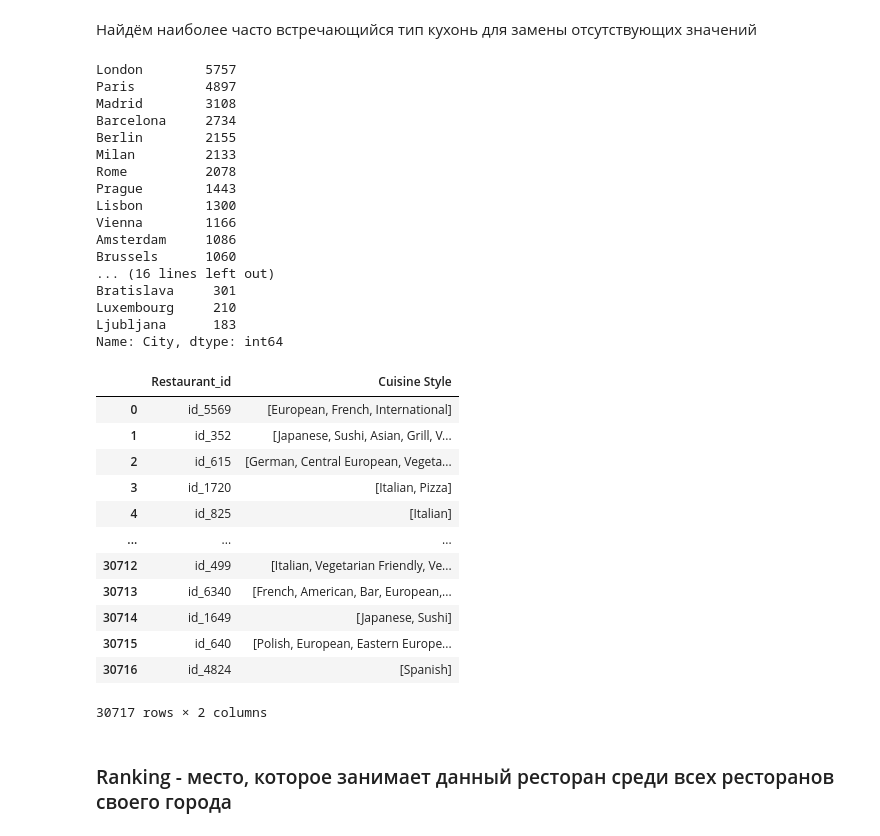
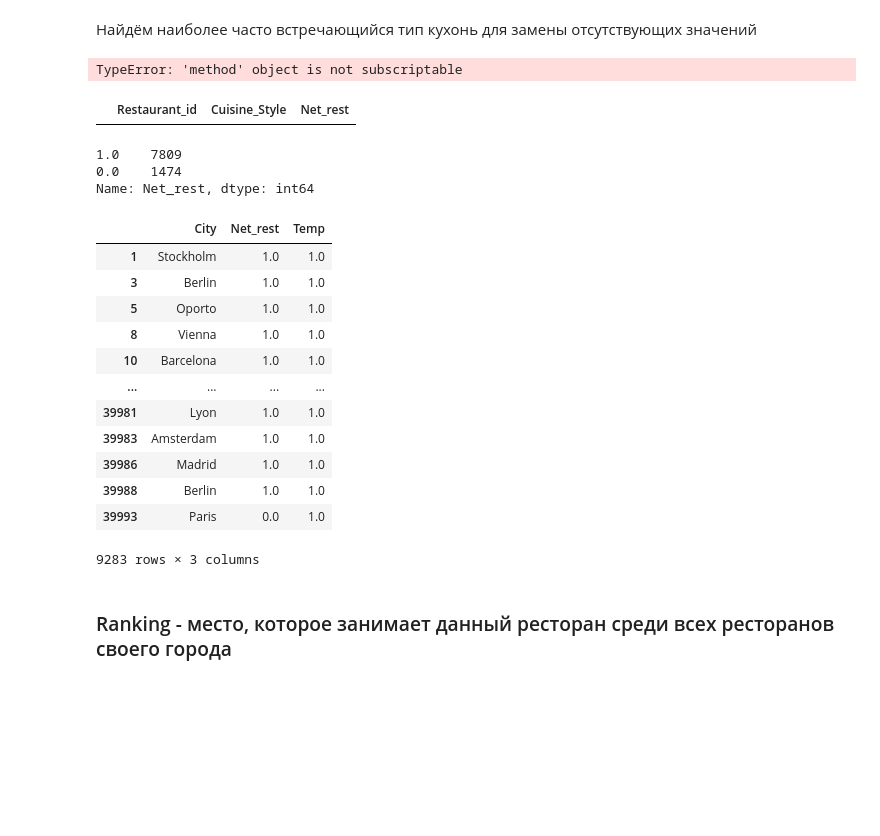
Before and after one commit to lermontoff123/Projekts, a Jupyter notebook: 4. Restaurant/Restaurant.ipynb, the cells around one changed output. Saved outputs shown, nothing was run; the diff lists cells and outputs as text; code cells hidden in the pictures; blank space fills up the shorter version.

```diff
--- a/4. Restaurant/Restaurant.ipynb
+++ b/4. Restaurant/Restaurant.ipynb
@@ -311,45 +322,42 @@ df = df0.copy()
 # %%
-df1 = df.loc[:, ['Restaurant_id', 'Cuisine Style']]
-df1 = df1.dropna()
-df1['Cuisine Style'] = df1['Cuisine Style'].apply(lambda x: x[1:-1].replace("'", '').split(', ')) # убираем передние и задние кавычки/ убираем кавычки и пробелы у каждого слова/ делаем список из значений
+df1 = df.loc[:, ['Restaurant_id', 'Cuisine_Style', 'Net_rest']]
+df1['Cuisine_Style'] = df1['Cuisine_Style'].fillna('100') # заменяем отсутствующие значения на число для упрощения сортировки
+df1['Cuisine_Style'] = df1['Cuisine_Style'].apply(lambda x: x[1:-1].replace("'", '').split(', ')) # убираем передние и задние кавычки/ убираем кавычки и пробелы у каждого слова/ делаем список из значений
-# %%
-df1 = df1.reset_index(drop = True)
-# %%
-df['City'].value_counts()
-# %% [output]
-London        5757
-Paris         4897
-Madrid        3108
-Barcelona     2734
-Berlin        2155
-Milan         2133
-Rome          2078
-Prague        1443
-Lisbon        1300
-Vienna        1166
-Amsterdam     1086
-Brussels      1060
-... (16 lines left out)
-Bratislava     301
-Luxembourg     210
-Ljubljana      183
-Name: City, dtype: int64
-# %%
-df1
-# %% [output]
-|  | Restaurant_id | Cuisine Style |
-| 0 | id_5569 | [European, French, International] |
-| 1 | id_352 | [Japanese, Sushi, Asian, Grill, V... |
-| 2 | id_615 | [German, Central European, Vegeta... |
-| 3 | id_1720 | [Italian, Pizza] |
-| 4 | id_825 | [Italian] |
-| ... | ... | ... |
-| 30712 | id_499 | [Italian, Vegetarian Friendly, Ve... |
-| 30713 | id_6340 | [French, American, Bar, European,... |
-| 30714 | id_1649 | [Japanese, Sushi] |
-| 30715 | id_640 | [Polish, European, Eastern Europe... |
-| 30716 | id_4824 | [Spanish] |
-30717 rows × 2 columns
+# %%
+df2 = df1.query['Cuisine_Style==100']
+# %% [output]
+TypeError: 'method' object is not subscriptable
+# %%
+df2
+# %% [output]
+|  | Restaurant_id | Cuisine_Style | Net_rest |
+# %%
+df2['Net_rest'].value_counts()
+# %% [output]
+1.0    7809
+0.0    1474
+Name: Net_rest, dtype: int64
+# %%
+def sort_max(df, colx, coly, colz): # создадим функцию, что содаёт столбец со значениями наиболее часто встречающихся для этого города типов ресторанов
+    # где df - фрейм данных, colx - название анализируемой колонки, coly - название колонки сравнения, colz - название колонки с результатами сравнения
+    df[colz] = df.groupby(colx)[coly].transform(lambda x: x.mode().iat[0])
+    return df
+# %%
+sort_max(df2, 'City', 'Net_rest', 'Temp')
+# %% [output]
+|  | City | Net_rest | Temp |
+| 1 | Stockholm | 1.0 | 1.0 |
+| 3 | Berlin | 1.0 | 1.0 |
+| 5 | Oporto | 1.0 | 1.0 |
+| 8 | Vienna | 1.0 | 1.0 |
+| 10 | Barcelona | 1.0 | 1.0 |
+| ... | ... | ... | ... |
+| 39981 | Lyon | 1.0 | 1.0 |
+| 39983 | Amsterdam | 1.0 | 1.0 |
+| 39986 | Madrid | 1.0 | 1.0 |
+| 39988 | Berlin | 1.0 | 1.0 |
+| 39993 | Paris | 0.0 | 1.0 |
+9283 rows × 3 columns
 # %% [markdown]
 ### Ranking - место, которое занимает данный ресторан среди всех ресторанов своего города
 # %%
```
Also changed, not shown: parts of 3 cells of this notebook.
